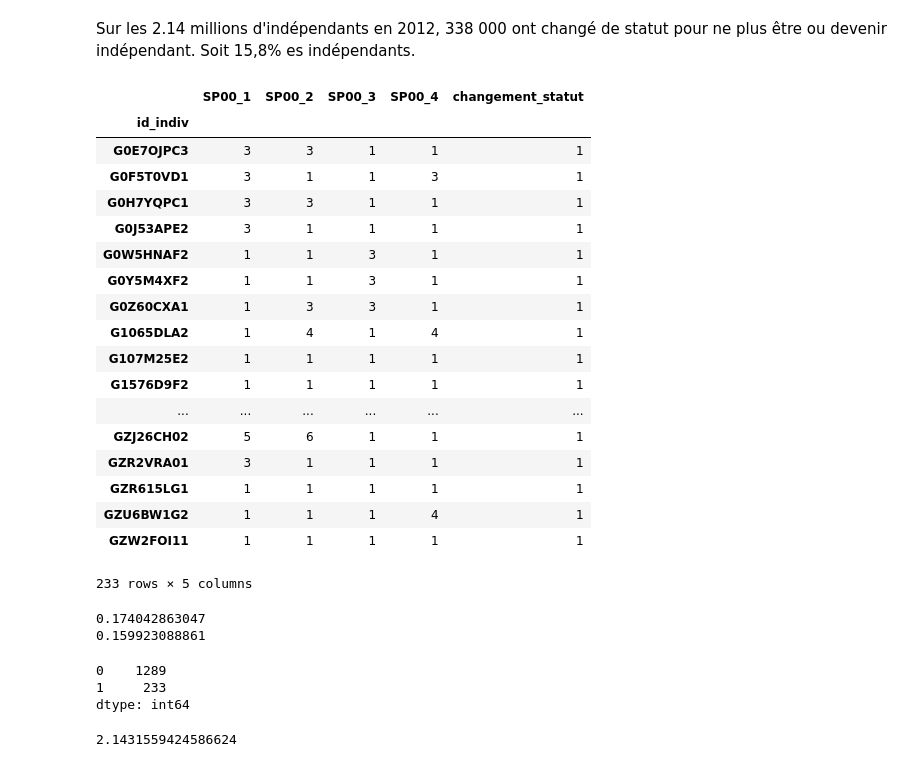
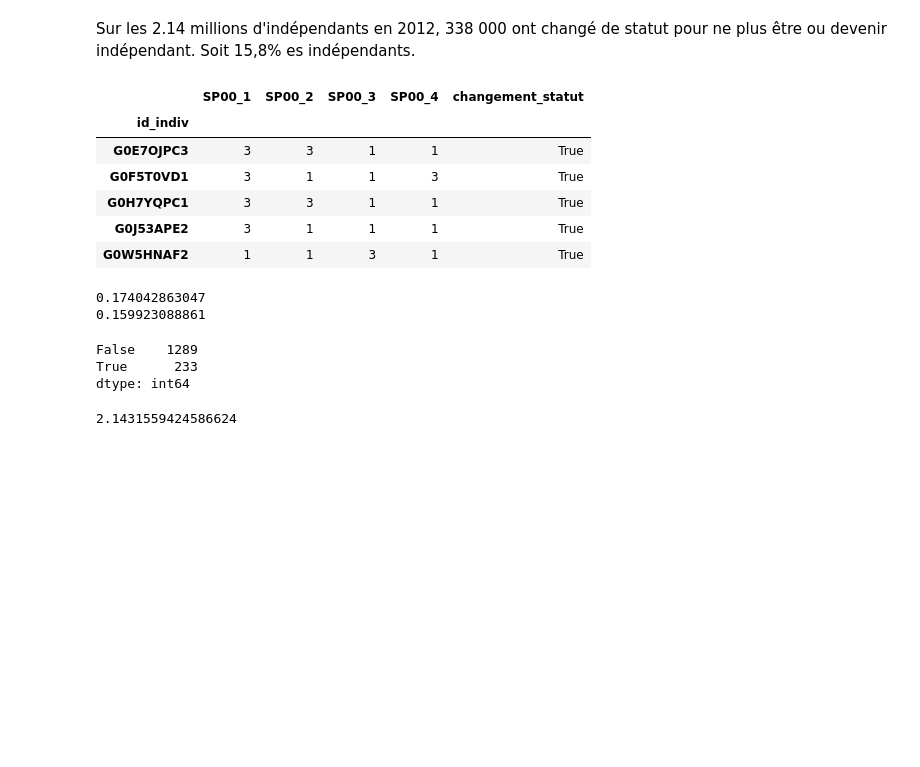
Before and after one commit to adrienpacifico/IDEP, a Jupyter notebook: enquete_emploi_2012_statistiques_independants.ipynb, the cells around one changed output. Cells and saved outputs as stored; diff of their text form; code cells hidden in the pictures; blank space fills up the shorter version.

```diff
--- a/enquete_emploi_2012_statistiques_independants.ipynb
+++ b/enquete_emploi_2012_statistiques_independants.ipynb
@@ -41,5 +30,7 @@ assert table3_dbf.numrec == table2_dbf.numrec == table1_dbf.numrec
 table1_dbf.numrec
 # %% [output]
 423425
+# %%
+file_path = "/Users/adrienpacifico/Informatique/Economie/enquete_emploi_stat_des/"
 # %%
 %%time
@@ -84,7 +75,7 @@ CPU times: user 58 µs, sys: 45 µs, total: 103 µs
 Wall time: 74.9 µs
 # %%
 %%time
-table_1 = pd.read_hdf('eec_2012.h5', 'table1')
-table_2 = pd.read_hdf('eec_2012.h5', 'table2')
-table_3 = pd.read_hdf('eec_2012.h5', 'table3')
+table_1 = pd.read_hdf(file_path +'eec_2012.h5', 'table1')
+table_2 = pd.read_hdf(file_path +'eec_2012.h5', 'table2')
+table_3 = pd.read_hdf(file_path +'eec_2012.h5', 'table3')
 # %% [output]
@@ -377,27 +328,16 @@ print (df_indep[df_indep.nb_SP_null==0].changement_statut * df_indep[df_indep.nb
 # %% [markdown]
 Sur les 2.14 millions d'indépendants en 2012, 338 000 ont changé de statut pour ne plus être ou devenir indépendant. Soit 15,8% es indépendants.
 # %%
-df_indep[df_indep.nb_SP_null==0][ (df_indep[df_indep.nb_SP_null==0].changement_statut) == True][['SP00_1', 'SP00_2', 'SP00_3', 'SP00_4', 'changement_statut']]
+df_indep[df_indep.nb_SP_null==0][ (df_indep[df_indep.nb_SP_null==0].changement_statut) == True][
+    ['SP00_1', 'SP00_2', 'SP00_3', 'SP00_4', 'changement_statut']].head()
 # %% [output]
 |  | SP00_1 | SP00_2 | SP00_3 | SP00_4 | changement_statut |
 | id_indiv |  |  |  |  |  |
-| G0E7OJPC3 | 3 | 3 | 1 | 1 | 1 |
-| G0F5T0VD1 | 3 | 1 | 1 | 3 | 1 |
-| G0H7YQPC1 | 3 | 3 | 1 | 1 | 1 |
-| G0J53APE2 | 3 | 1 | 1 | 1 | 1 |
-| G0W5HNAF2 | 1 | 1 | 3 | 1 | 1 |
-| G0Y5M4XF2 | 1 | 1 | 3 | 1 | 1 |
-| G0Z60CXA1 | 1 | 3 | 3 | 1 | 1 |
-| G1065DLA2 | 1 | 4 | 1 | 4 | 1 |
-| G107M25E2 | 1 | 1 | 1 | 1 | 1 |
-| G1576D9F2 | 1 | 1 | 1 | 1 | 1 |
-| ... | ... | ... | ... | ... | ... |
-| GZJ26CH02 | 5 | 6 | 1 | 1 | 1 |
-| GZR2VRA01 | 3 | 1 | 1 | 1 | 1 |
-| GZR615LG1 | 1 | 1 | 1 | 1 | 1 |
-| GZU6BW1G2 | 1 | 1 | 1 | 4 | 1 |
-| GZW2FOI11 | 1 | 1 | 1 | 1 | 1 |
+| G0E7OJPC3 | 3 | 3 | 1 | 1 | True |
+| G0F5T0VD1 | 3 | 1 | 1 | 3 | True |
+| G0H7YQPC1 | 3 | 3 | 1 | 1 | True |
+| G0J53APE2 | 3 | 1 | 1 | 1 | True |
+| G0W5HNAF2 | 1 | 1 | 3 | 1 | True |
-233 rows × 5 columns
 # %%
 print (df_indep[df_indep.nb_SP_null==0].changement_statut * df_indep[df_indep.nb_SP_null==0].EXTRI113).sum()/ df_indep[df_indep.nb_SP_null==0].EXTRI113.sum()
 print (df_indep[df_indep.nb_SP_null==0].changement_statut * df_indep[df_indep.nb_SP_null==0].EXTRI1613).sum()/ df_indep[df_indep.nb_SP_null==0].EXTRI1613.sum()
@@ -407,8 +347,8 @@ print (df_indep[df_indep.nb_SP_null==0].changement_statut * df_indep[df_indep.nb
 # %%
 df_indep[df_indep.nb_SP_null==0].changement_statut.value_counts(normalize=False)
 # %% [output]
-0    1289
-1     233
+False    1289
+True      233
 dtype: int64
 # %%
 (df_indep[df_indep.nb_SP_null==0].EXTRI13.sum()/10**6)
```
Also changed, not shown: parts of 15 cells of this notebook.
